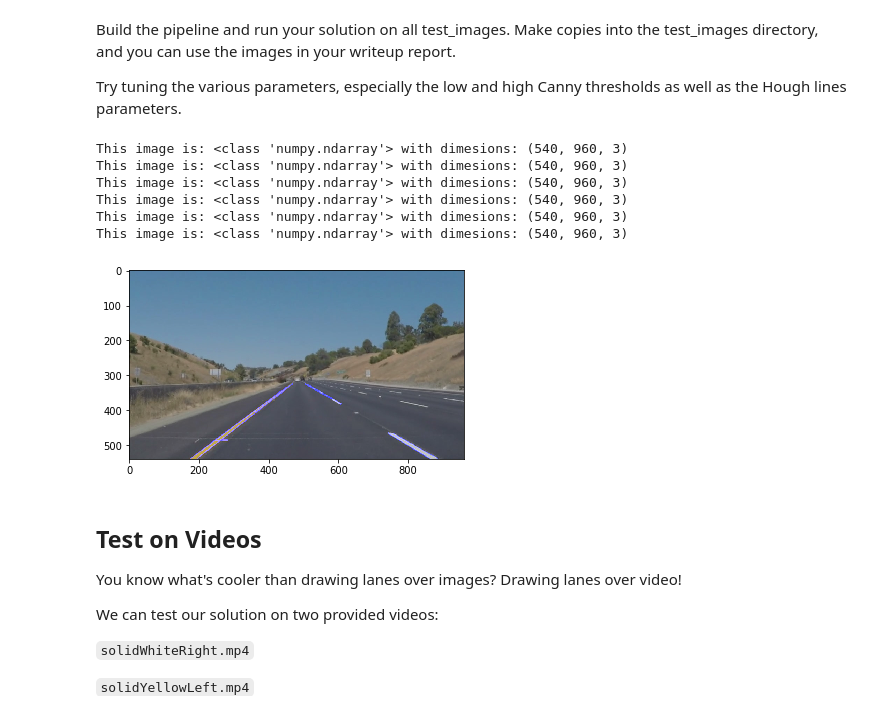
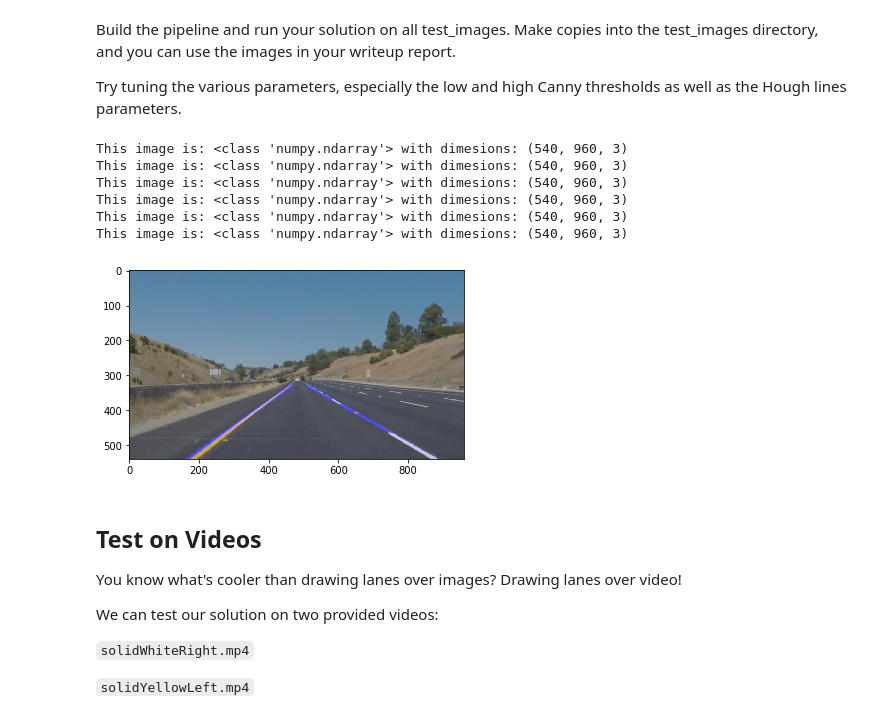
Before and after one commit to mwolfram/CarND-LaneLines-P1-mwolfram, a Jupyter notebook: P1.ipynb, the cells around one changed output. Saved outputs shown, nothing was run; the diff lists cells and outputs as text; code cells hidden in the pictures.

Commit message:
filter over time, challenge working

```diff
--- a/P1.ipynb
+++ b/P1.ipynb
@@ -259,7 +301,7 @@ Try tuning the various parameters, especially the low and high Canny thresholds
 # %%
 # TODO: Build your pipeline that will draw lane lines on the test_images
 # then save them to the test_images directory.
-def find_lane(img):
+def find_lane(img, filter=False):
 
     # img to grayscale
     gray = grayscale(img)
@@ -268,46 +310,53 @@ def find_lane(img):
     blurred = gaussian_blur(gray, 5)
 
     # detect edges
-    edges = canny(blurred, 50, 150)
+    edges = canny(blurred, 30, 180)
 
     # apply polygon-shaped mask
-    imshape = image.shape
-    vertices = np.array([[(70,imshape[0]),(imshape[1]/2-50, imshape[0]/2+55), (imshape[1]/2+50, imshape[0]/2+55), (imshape[1]-70,imshape[0])]], dtype=np.int32)
-    #vertices = np.array([[(470,imshape[0]),(imshape[1]/2-50, imshape[0]/2+55), (imshape[1]/2+50, imshape[0]/2+55), (imshape[1]-70,imshape[0])]], dtype=np.int32)
+    imshape = img.shape
+    vertices = np.array([[(70,imshape[0]),(imshape[1]/2-50, imshape[0]/2+60), (imshape[1]/2+50, imshape[0]/2+60), (imshape[1]-70,imshape[0])]], dtype=np.int32)
     masked_edges = region_of_interest(edges, vertices)
 
+    #cv2.line(img, (70, imshape[0]), (int(imshape[1]/2-50), int(imshape[0]/2+55)), [0,0,255], 5)
+    #cv2.line(img, (int(imshape[1]/2+50), int(imshape[0]/2+55)), (imshape[1]-70,imshape[0]), [0,0,255], 5)
+    #cv2.line(img, (x1, y1), (x2, y2), color, thickness)
+    #cv2.line(img, (x1, y1), (x2, y2), color, thickness)
+
+    #try:
     # hough transform
     rho = 2 # distance resolution in pixels of the Hough grid
     theta = np.pi/180 # angular resolution in radians of the Hough grid
     threshold = 30     # minimum number of votes (intersections in Hough grid cell)
     min_line_length = 35 #minimum number of pixels making up a line
     max_line_gap = 30    # maximum gap in pixels between connectable line segments
-    lane_lines = hough_lines(masked_edges, rho, theta, threshold, min_line_length, max_line_gap)
+    lane_lines = hough_lines(masked_edges, rho, theta, threshold, min_line_length, max_line_gap, filter)
 
     # combine hough lines and original image
     combined_img = weighted_img(lane_lines, img)
 
     return combined_img
+    #except:
+    #    return img
 
 # prepare target directory for processed images
 if not os.path.exists('processed_images/'):
     os.makedirs('processed_images/')
 
 for img_file in os.listdir("test_images/"):
     image = mpimg.imread('test_images/' + img_file)
     processed_image = find_lane(image)
     cv2.imwrite('processed_images/' + img_file, processed_image)
     print('This image is:', type(processed_image), 'with dimesions:', processed_image.shape)
     plt.imshow(processed_image)  # if you wanted to show a single color channel image called 'gray', for example, call as plt.imshow(gray, cmap='gray')
     #plt.imshow(image)
 # %% [output]
 This image is: <class 'numpy.ndarray'> with dimesions: (540, 960, 3)
 This image is: <class 'numpy.ndarray'> with dimesions: (540, 960, 3)
 This image is: <class 'numpy.ndarray'> with dimesions: (540, 960, 3)
 This image is: <class 'numpy.ndarray'> with dimesions: (540, 960, 3)
 This image is: <class 'numpy.ndarray'> with dimesions: (540, 960, 3)
 This image is: <class 'numpy.ndarray'> with dimesions: (540, 960, 3)
-[figure, old version]
+[figure, new version]
 # %% [markdown]
 ## Test on Videos
 
```
Also changed, not shown: parts of 5 cells of this notebook.
